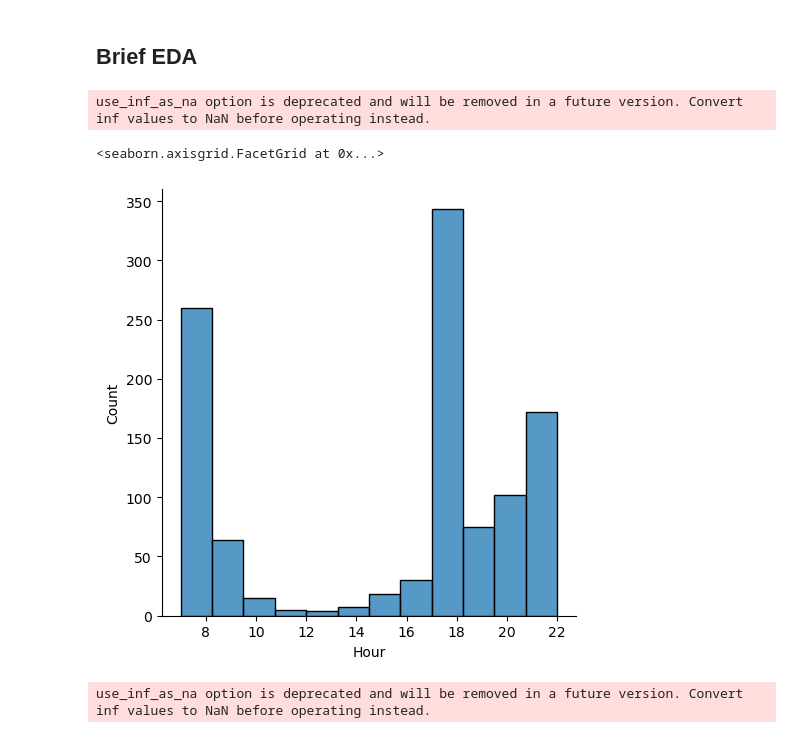
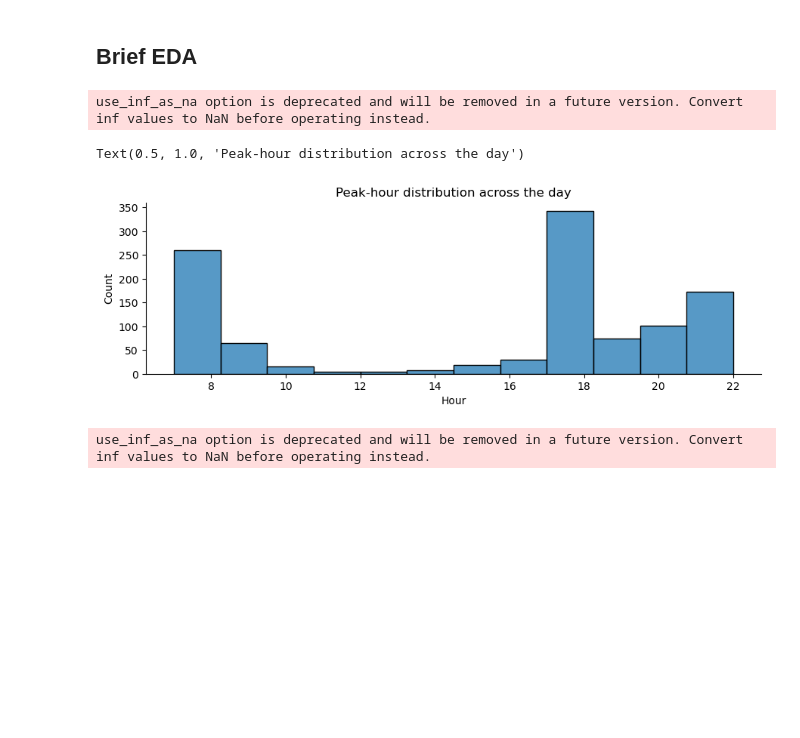
Before and after one commit to Jbultema/amperon_take_home, a Jupyter notebook: Bultema_amperon_analysis.ipynb, the cells around one changed output. Saved outputs shown, nothing was run; the diff lists cells and outputs as text; code cells hidden in the pictures; blank space fills up the shorter version.

```diff
--- a/Bultema_amperon_analysis.ipynb
+++ b/Bultema_amperon_analysis.ipynb
@@ -16,9 +18,9 @@ import shap
 # %%
 ## csv are stored locally in same directory as notebook for this assignment
 ## this makes things easy, but typically I'd expect that data comes from SQL-queries or a feature-store
-weather_path = "weather_data.csv"
-load_path = "load_hist_data.csv"
-estimates_path = "probability_estimates.csv"
+weather_path = "data/weather_data.csv"
+load_path = "data/load_hist_data.csv"
+estimates_path = "data/probability_estimates.csv"
 # %%
 # 4 years of weather data in the file “weather_data.csv”
 # There are 28 stations with hourly weather for each
@@ -473,11 +478,12 @@ Name: Is Peak, dtype: float64
 # %% [markdown]
 ## Brief EDA
 # %%
-sns.displot(df[df['Is Peak']==1]['Hour'])
+sns.displot(df[df['Is Peak']==1]['Hour'], aspect=3, height=3)
+plt.title('Peak-hour distribution across the day')
 # %% [output]
 use_inf_as_na option is deprecated and will be removed in a future version. Convert inf values to NaN before operating instead.
-<seaborn.axisgrid.FacetGrid at 0x...>
+Text(0.5, 1.0, 'Peak-hour distribution across the day')
-[figure, old version]
+[figure, new version]
 # %%
 for m in df['Month'].unique():
     sns.displot(df[(df['Is Peak']==1) & (df['Month']==m)], x='Hour')
```
Also changed, not shown: parts of 10 cells of this notebook, 7 other files.
